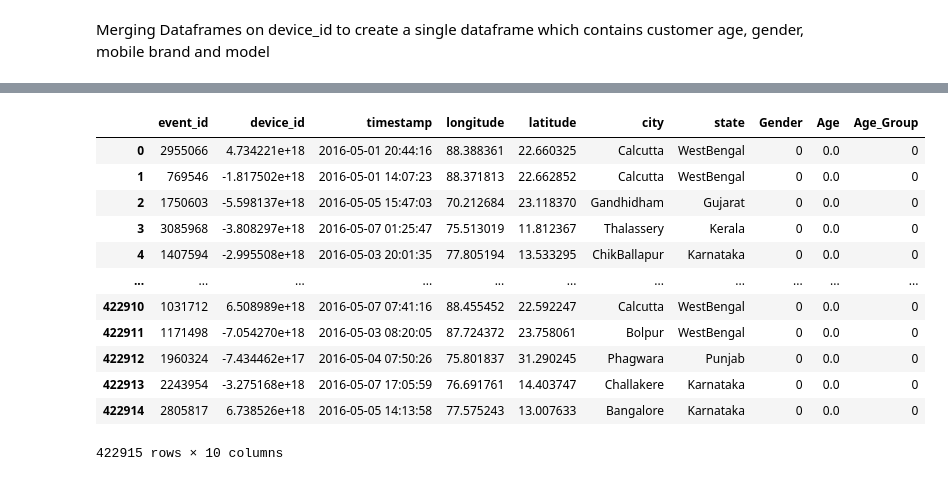
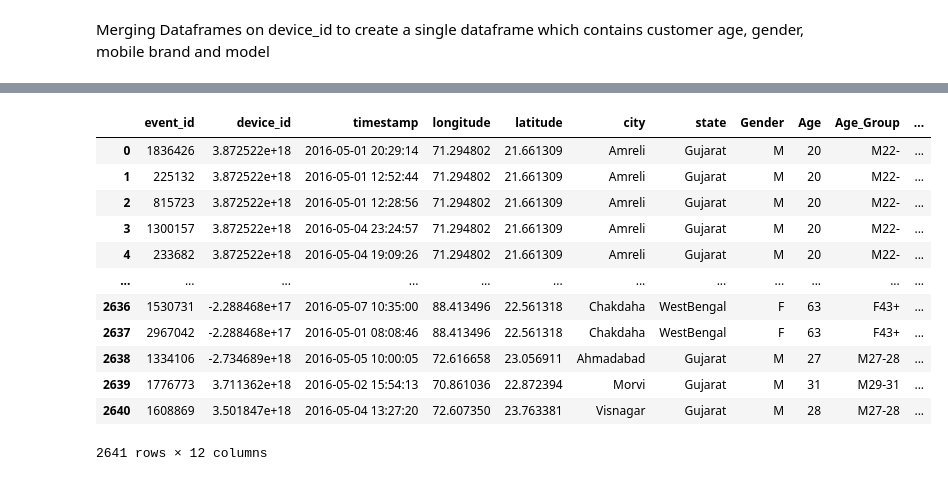
Before and after one commit to santhoshbvsrk/CapstoneProjects, a Jupyter notebook: DataAnalytics_CDF/InsaidTelecom_CDFCapstone.ipynb, the cells around one changed output, grey strips where cells are left out. Drawn from its saved outputs; the diff is of its cells as text; code cells hidden in the pictures.

```diff
--- a/DataAnalytics_CDF/InsaidTelecom_CDFCapstone.ipynb
+++ b/DataAnalytics_CDF/InsaidTelecom_CDFCapstone.ipynb
@@ -285,2 +218,6 @@ Name: Brand, Length: 116, dtype: int64
 # %% [markdown]
 Merging Dataframes on device_id to create a single dataframe which contains customer age, gender, mobile brand and model
+# %%
+device_data_df=pd.merge(events_data_filtered_df,gender_age_train_df,on='device_id',how='inner') #performing inner join to fetch only matching device_id records
+device_data_df.fillna(0,inplace=True) #replacing null values in the columns with 0
+device_data_df
@@ -287,18 +238,18 @@ Merging Dataframes on device_id to create a single dataframe which contains cust
 # %%
-device_data_df=pd.merge(events_data_filtered_df,gender_age_train_df,on='device_id',how='left')
+device_data_df=pd.merge(device_data_df,phone_brand_device_model_df,on='device_id',how='inner')
 device_data_df.fillna(0,inplace=True)
 device_data_df
 # %% [output]
-|  | event_id | device_id | timestamp | longitude | latitude | city | state | Gender | Age | Age_Group |
-| 0 | 2955066 | 4.734221e+18 | 2016-05-01 20:44:16 | 88.388361 | 22.660325 | Calcutta | WestBengal | 0 | 0.0 | 0 |
-| 1 | 769546 | -1.817502e+18 | 2016-05-01 14:07:23 | 88.371813 | 22.662852 | Calcutta | WestBengal | 0 | 0.0 | 0 |
-| 2 | 1750603 | -5.598137e+18 | 2016-05-05 15:47:03 | 70.212684 | 23.118370 | Gandhidham | Gujarat | 0 | 0.0 | 0 |
-| 3 | 3085968 | -3.808297e+18 | 2016-05-07 01:25:47 | 75.513019 | 11.812367 | Thalassery | Kerala | 0 | 0.0 | 0 |
-| 4 | 1407594 | -2.995508e+18 | 2016-05-03 20:01:35 | 77.805194 | 13.533295 | ChikBallapur | Karnataka | 0 | 0.0 | 0 |
-| ... | ... | ... | ... | ... | ... | ... | ... | ... | ... | ... |
-| 422910 | 1031712 | 6.508989e+18 | 2016-05-07 07:41:16 | 88.455452 | 22.592247 | Calcutta | WestBengal | 0 | 0.0 | 0 |
-| 422911 | 1171498 | -7.054270e+18 | 2016-05-03 08:20:05 | 87.724372 | 23.758061 | Bolpur | WestBengal | 0 | 0.0 | 0 |
-| 422912 | 1960324 | -7.434462e+17 | 2016-05-04 07:50:26 | 75.801837 | 31.290245 | Phagwara | Punjab | 0 | 0.0 | 0 |
-| 422913 | 2243954 | -3.275168e+18 | 2016-05-07 17:05:59 | 76.691761 | 14.403747 | Challakere | Karnataka | 0 | 0.0 | 0 |
-| 422914 | 2805817 | 6.738526e+18 | 2016-05-05 14:13:58 | 77.575243 | 13.007633 | Bangalore | Karnataka | 0 | 0.0 | 0 |
+|  | event_id | device_id | timestamp | longitude | latitude | city | state | Gender | Age | Age_Group | ... |
+| 0 | 1836426 | 3.872522e+18 | 2016-05-01 20:29:14 | 71.294802 | 21.661309 | Amreli | Gujarat | M | 20 | M22- | ... |
+| 1 | 225132 | 3.872522e+18 | 2016-05-01 12:52:44 | 71.294802 | 21.661309 | Amreli | Gujarat | M | 20 | M22- | ... |
+| 2 | 815723 | 3.872522e+18 | 2016-05-01 12:28:56 | 71.294802 | 21.661309 | Amreli | Gujarat | M | 20 | M22- | ... |
+| 3 | 1300157 | 3.872522e+18 | 2016-05-04 23:24:57 | 71.294802 | 21.661309 | Amreli | Gujarat | M | 20 | M22- | ... |
+| 4 | 233682 | 3.872522e+18 | 2016-05-04 19:09:26 | 71.294802 | 21.661309 | Amreli | Gujarat | M | 20 | M22- | ... |
+| ... | ... | ... | ... | ... | ... | ... | ... | ... | ... | ... | ... |
+| 2636 | 1530731 | -2.288468e+17 | 2016-05-07 10:35:00 | 88.413496 | 22.561318 | Chakdaha | WestBengal | F | 63 | F43+ | ... |
+| 2637 | 2967042 | -2.288468e+17 | 2016-05-01 08:08:46 | 88.413496 | 22.561318 | Chakdaha | WestBengal | F | 63 | F43+ | ... |
+| 2638 | 1334106 | -2.734689e+18 | 2016-05-05 10:00:05 | 72.616658 | 23.056911 | Ahmadabad | Gujarat | M | 27 | M27-28 | ... |
+| 2639 | 1776773 | 3.711362e+18 | 2016-05-02 15:54:13 | 70.861036 | 22.872394 | Morvi | Gujarat | M | 31 | M29-31 | ... |
+| 2640 | 1608869 | 3.501847e+18 | 2016-05-04 13:27:20 | 72.607350 | 23.763381 | Visnagar | Gujarat | M | 28 | M27-28 | ... |
-422915 rows × 10 columns
+2641 rows × 12 columns
```
Also changed, not shown: parts of 25 cells of this notebook.
